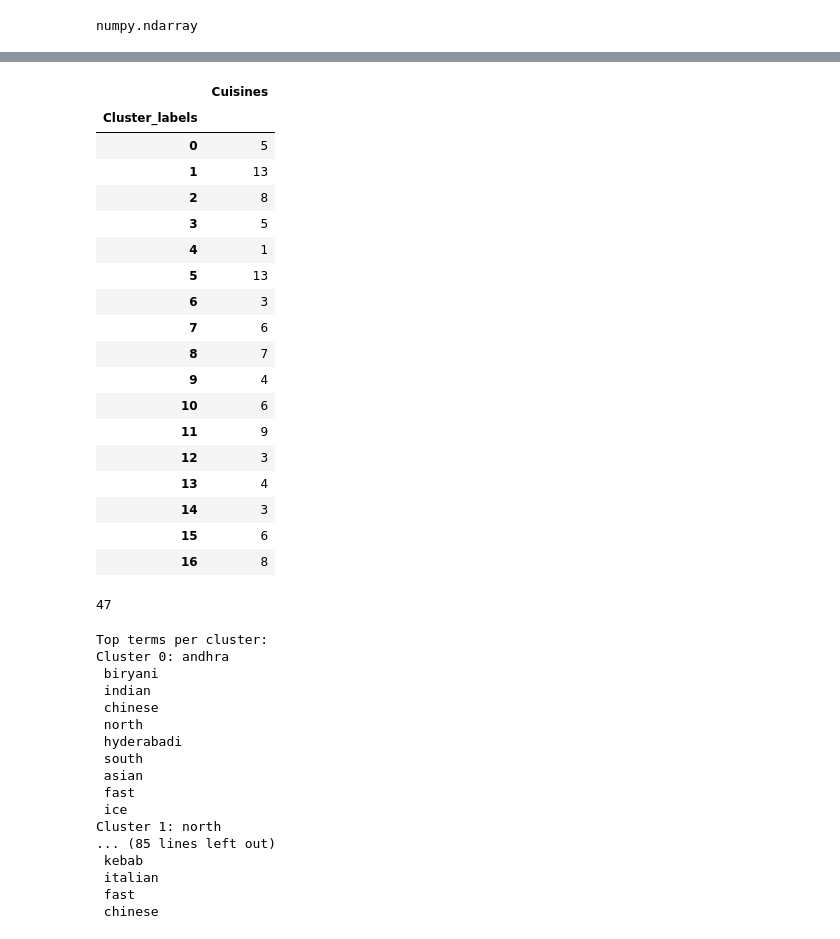
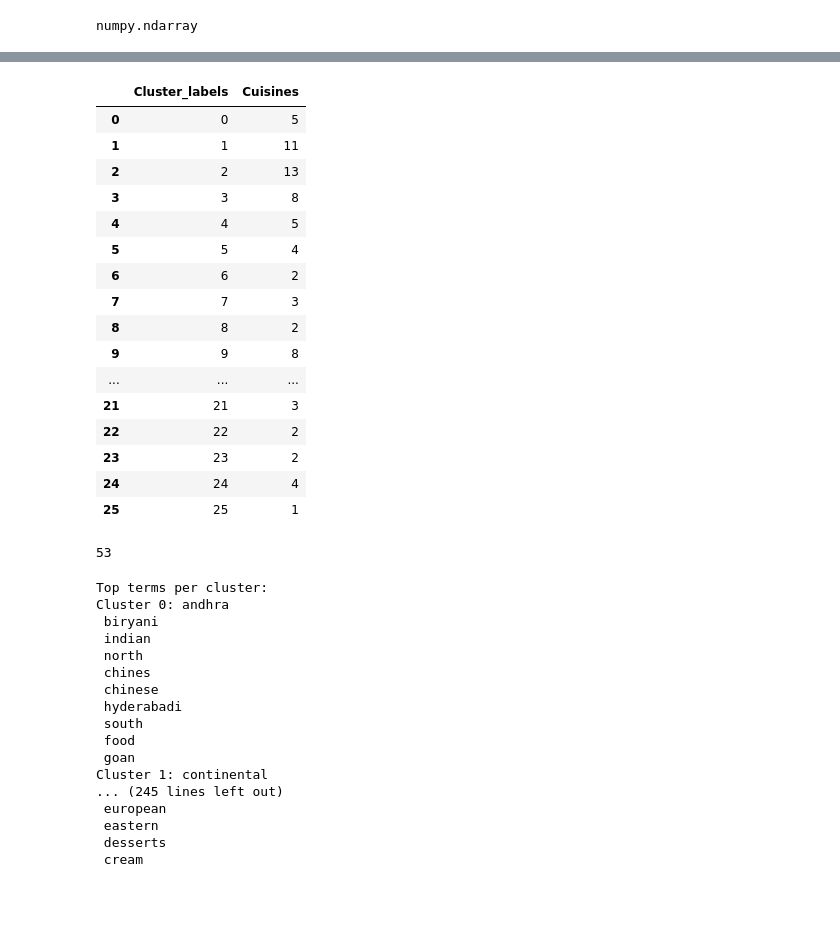
Before and after one commit to SethupathyM/Unsupervised_ML_Clustering_and_Sentiment_Analysis_Zomato_Restaurant, a Jupyter notebook: Zomato_Restaurant_Clustering_and_Sentiment_Analysis_.ipynb, the cells around one changed output, grey strips where cells are left out. Saved outputs shown, nothing was run; the diff lists cells and outputs as text; code cells hidden in the pictures; blank space fills up the shorter version.

```diff
--- a/Zomato_Restaurant_Clustering_and_Sentiment_Analysis_.ipynb
+++ b/Zomato_Restaurant_Clustering_and_Sentiment_Analysis_.ipynb
@@ -238,3 +240,14 @@ df.head()
 | 2 | Flechazo | httpswwwzomatocomhyderabadflechaz... | 1,300 | asian mediterranean north indian ... | 1130 am to 430 pm 630 pm to 11 pm |
 | 3 | Shah Ghouse Hotel & Restaurant | httpswwwzomatocomhyderabadshahgho... | 800 | biryani north indian chinese seaf... | 12 noon to 2 am |
 | 4 | Over The Moon Brew Company | httpswwwzomatocomhyderabadoverthe... | 1,200 | asian continental north indian ch... | 12noon to 11pm mon tue wed thu su... |
+# %%
+# Visualization of words from 'Cuisines' feature
+df['Cuisines']= df['Cuisines'].astype(str)
+
+ps = PorterStemmer()
+df['Cuisines']=df['Cuisines'].map(lambda x: ps.stem(x))
+long_string = ','.join(list(df['Cuisines'].values))
+long_string
+wordcloud = WordCloud(background_color="white", max_words=100, contour_width=3, contour_color='steelblue')
+wordcloud.generate(long_string)
+wordcloud.to_image()
@@ -330,7 +345,7 @@ plt.show()
 # %%
 # looks like we can go with k clusters.
 
-kmeans= KMeans(n_clusters=17, init= 'k-means++',max_iter=300, n_init=1,random_state = 0)
+kmeans= KMeans(n_clusters=26, init= 'k-means++',max_iter=300, n_init=1,random_state = 0)
 
 kmeans.fit(X)
 # %% [output]
@@ -411,36 +427,36 @@ df.head()
 # %%
-pd.DataFrame(df.groupby(['Cluster_labels'])['Cuisines'].count())
+# Counting the number of cuisines with each labels
+pd.DataFrame(df.groupby(['Cluster_labels'])['Cuisines'].count()).reset_index()
 # %% [output]
-|  | Cuisines |
-| Cluster_labels |  |
-| 0 | 5 |
-| 1 | 13 |
-| 2 | 8 |
-| 3 | 5 |
-| 4 | 1 |
-| 5 | 13 |
-| 6 | 3 |
-| 7 | 6 |
-| 8 | 7 |
-| 9 | 4 |
-| 10 | 6 |
-| 11 | 9 |
-| 12 | 3 |
-| 13 | 4 |
-| 14 | 3 |
-| 15 | 6 |
-| 16 | 8 |
+|  | Cluster_labels | Cuisines |
+| 0 | 0 | 5 |
+| 1 | 1 | 11 |
+| 2 | 2 | 13 |
+| 3 | 3 | 8 |
+| 4 | 4 | 5 |
+| 5 | 5 | 4 |
+| 6 | 6 | 2 |
+| 7 | 7 | 3 |
+| 8 | 8 | 2 |
+| 9 | 9 | 8 |
+| ... | ... | ... |
+| 21 | 21 | 3 |
+| 22 | 22 | 2 |
+| 23 | 23 | 2 |
+| 24 | 24 | 4 |
+| 25 | 25 | 1 |
 # %%
 # Getting terms
 terms = vectorizer.get_feature_names()
 # %%
 len(terms)
 # %% [output]
-47
+53
 # %%
+# Top terms(words) per cluster
 print("Top terms per cluster:")
 order_centroids = kmeans.cluster_centers_.argsort()[:, ::-1]
-for i in range(10):
+for i in range(26):
     print("Cluster %d:" % i, end='')
     for ind in order_centroids[i, :10]:
         print(' %s' % terms[ind], end='')
@@ -450,16 +466,16 @@ Top terms per cluster:
 Cluster 0: andhra
  biryani
  indian
+ north
+ chines
  chinese
- north
  hyderabadi
  south
- asian
- fast
- ice
-Cluster 1: north
-... (85 lines left out)
- kebab
- italian
- fast
- chinese
+ food
+ goan
+Cluster 1: continental
+... (245 lines left out)
+ european
+ eastern
+ desserts
+ cream
```
Also changed, not shown: parts of 15 cells of this notebook.
